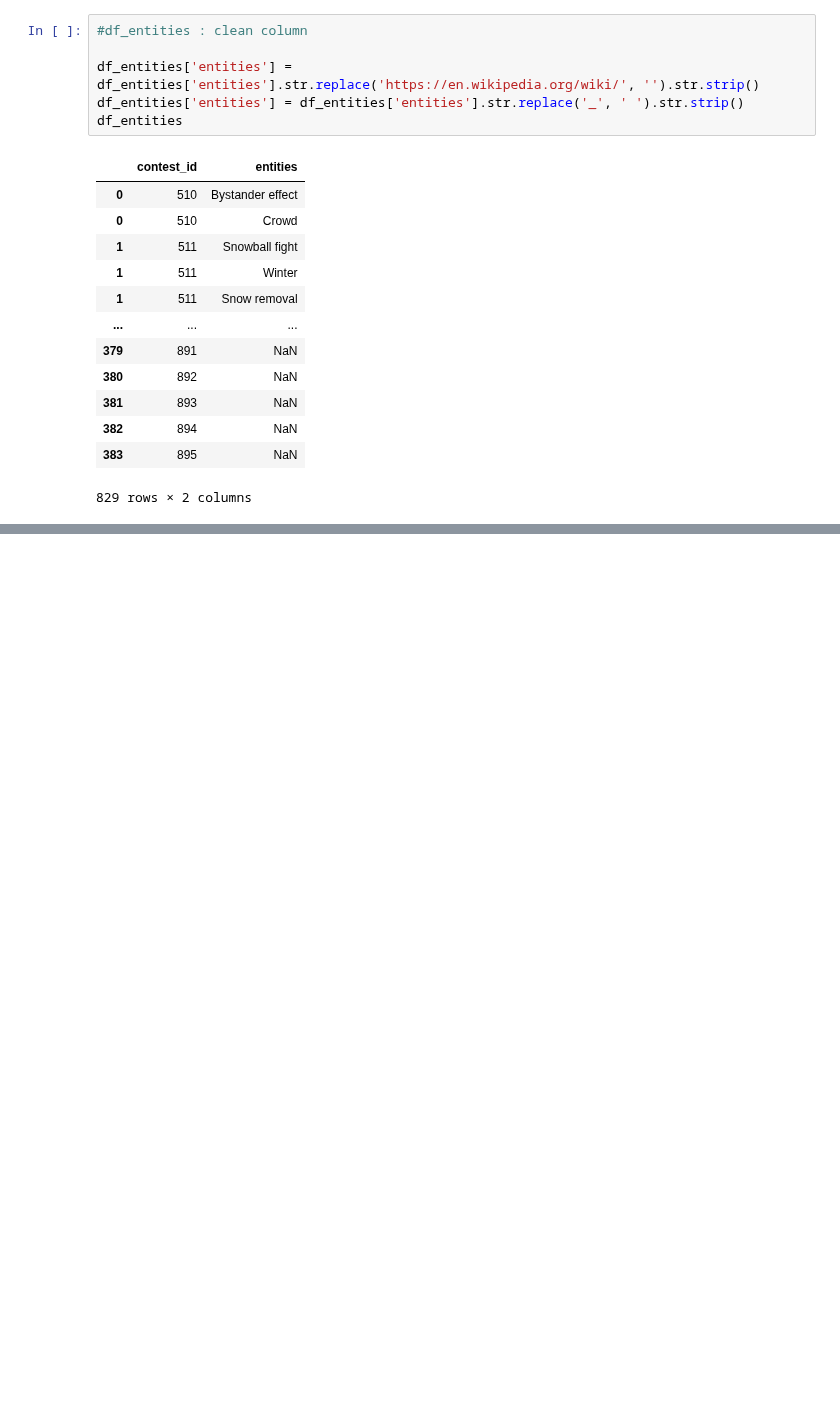
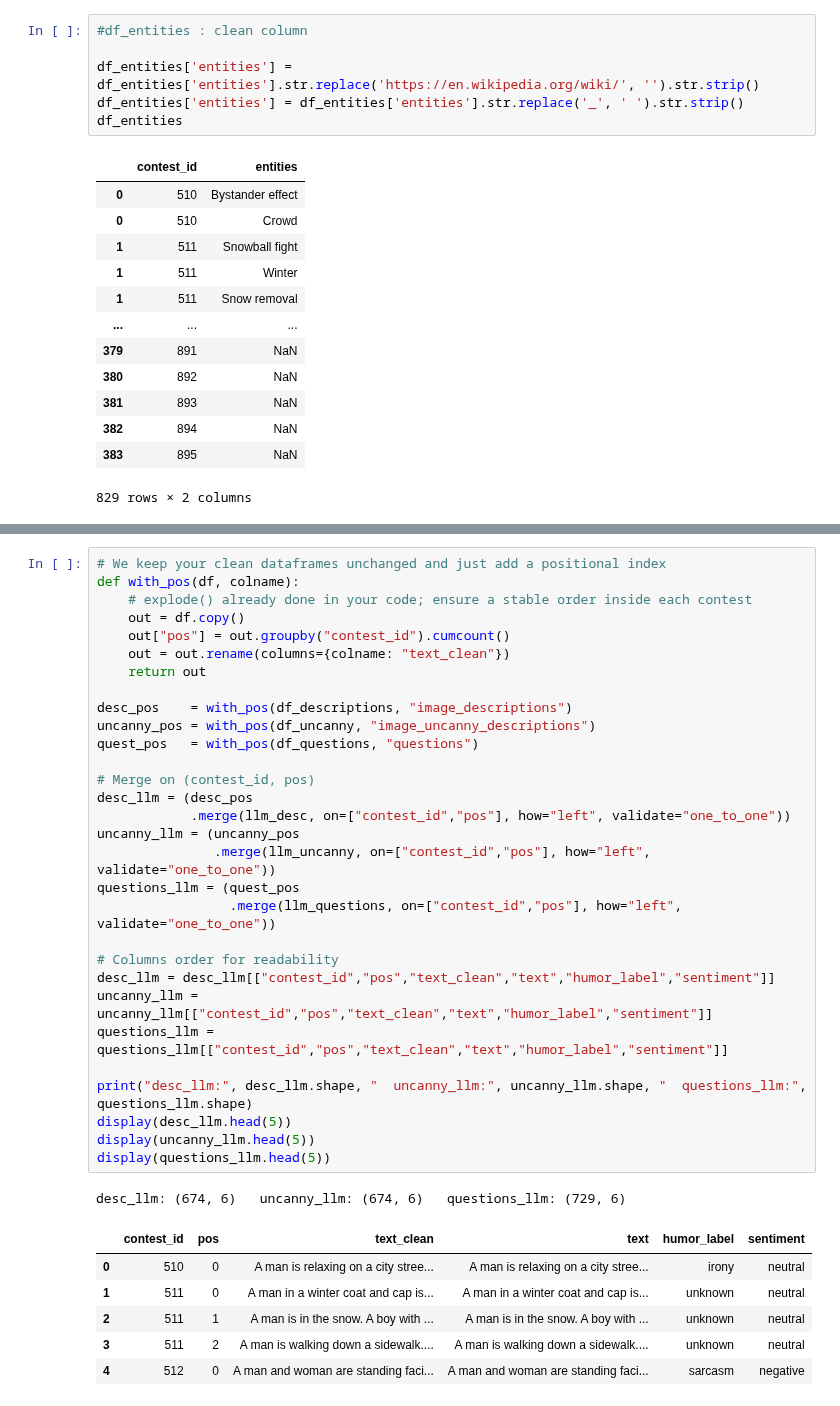
Before and after one commit to epfl-ada/ada-2025-project-data_dinosaur, a Jupyter notebook: results.ipynb, the cells around one changed output, grey strips where cells are left out. Saved outputs shown, nothing was run; the diff lists cells and outputs as text; blank space fills up the shorter version.

```diff
--- a/results.ipynb
+++ b/results.ipynb
@@ -215,0 +309,38 @@ df_entities
+# %%
+# We keep your clean dataframes unchanged and just add a positional index
+def with_pos(df, colname):
+    # explode() already done in your code; ensure a stable order inside each contest
+    out = df.copy()
+    out["pos"] = out.groupby("contest_id").cumcount()
+    out = out.rename(columns={colname: "text_clean"})
+    return out
+
+desc_pos    = with_pos(df_descriptions, "image_descriptions")
+uncanny_pos = with_pos(df_uncanny, "image_uncanny_descriptions")
+quest_pos   = with_pos(df_questions, "questions")
+
+# Merge on (contest_id, pos)
+desc_llm = (desc_pos
+            .merge(llm_desc, on=["contest_id","pos"], how="left", validate="one_to_one"))
+uncanny_llm = (uncanny_pos
+               .merge(llm_uncanny, on=["contest_id","pos"], how="left", validate="one_to_one"))
+questions_llm = (quest_pos
+                 .merge(llm_questions, on=["contest_id","pos"], how="left", validate="one_to_one"))
+
+# Columns order for readability
+desc_llm = desc_llm[["contest_id","pos","text_clean","text","humor_label","sentiment"]]
+uncanny_llm = uncanny_llm[["contest_id","pos","text_clean","text","humor_label","sentiment"]]
+questions_llm = questions_llm[["contest_id","pos","text_clean","text","humor_label","sentiment"]]
+
+print("desc_llm:", desc_llm.shape, "  uncanny_llm:", uncanny_llm.shape, "  questions_llm:", questions_llm.shape)
+display(desc_llm.head(5))
+display(uncanny_llm.head(5))
+display(questions_llm.head(5))
+# %% [output]
+desc_llm: (674, 6)   uncanny_llm: (674, 6)   questions_llm: (729, 6)
+|  | contest_id | pos | text_clean | text | humor_label | sentiment |
+| 0 | 510 | 0 | A man is relaxing on a city stree... | A man is relaxing on a city stree... | irony | neutral |
+| 1 | 511 | 0 | A man in a winter coat and cap is... | A man in a winter coat and cap is... | unknown | neutral |
+| 2 | 511 | 1 | A man is in the snow. A boy with ... | A man is in the snow. A boy with ... | unknown | neutral |
+| 3 | 511 | 2 | A man is walking down a sidewalk.... | A man is walking down a sidewalk.... | unknown | neutral |
+| 4 | 512 | 0 | A man and woman are standing faci... | A man and woman are standing faci... | sarcasm | negative |
```
Also changed, not shown: parts of 7 cells of this notebook, 1 other file.
